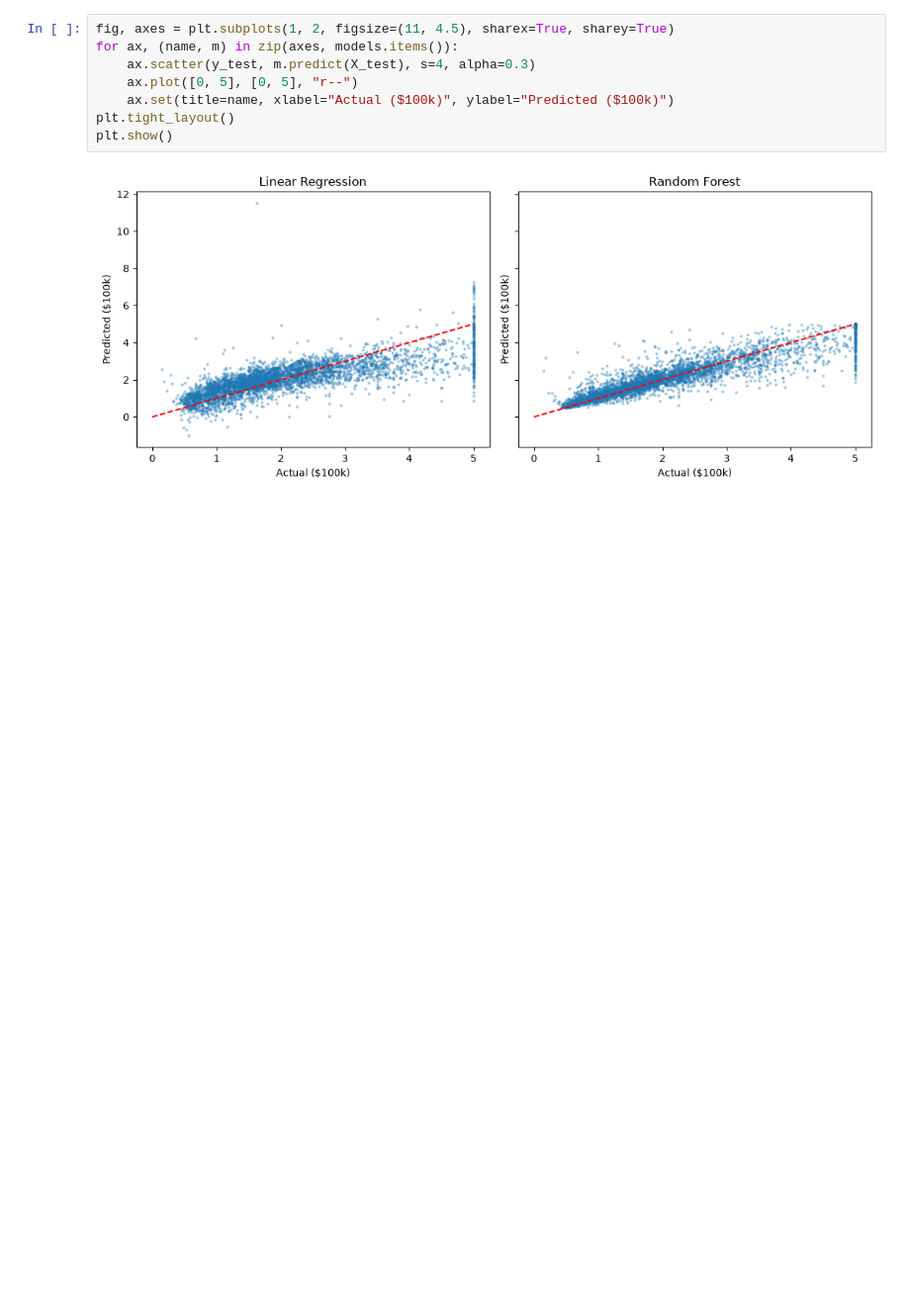
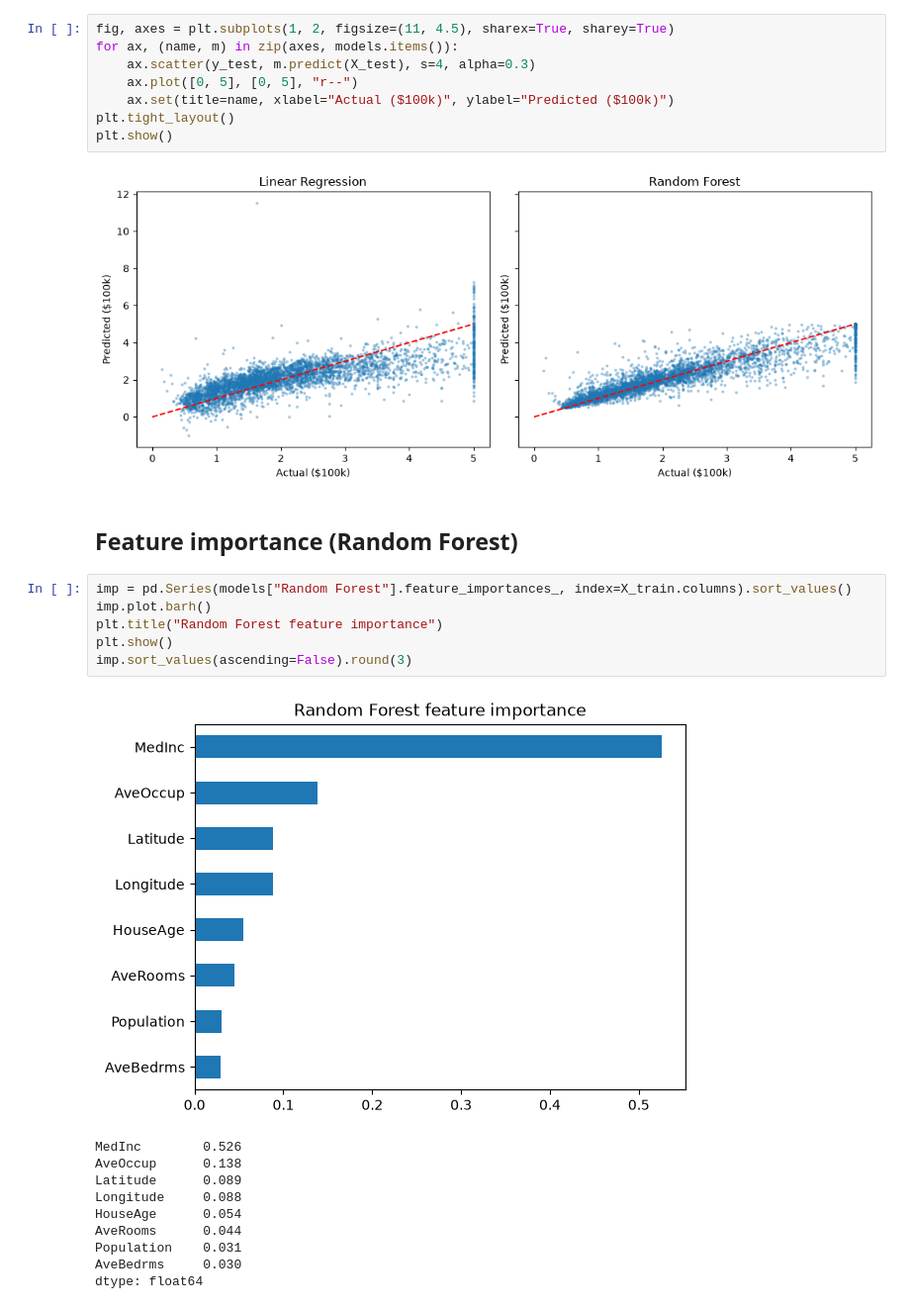
Before and after one commit to akylbek04/house-price-prediction, a Jupyter notebook: notebooks/02_model_comparison.ipynb, the cells around one changed output. Shown at 99% size. Cells and saved outputs as stored; diff of their text form; blank space fills up the shorter version.

Commit message:
Comparison: add Random Forest feature importance

```diff
--- a/notebooks/02_model_comparison.ipynb
+++ b/notebooks/02_model_comparison.ipynb
@@ -57,3 +57,22 @@ plt.tight_layout()
 plt.show()
 # %% [output]
 [figure]
+# %% [markdown]
+## Feature importance (Random Forest)
+# %%
+imp = pd.Series(models["Random Forest"].feature_importances_, index=X_train.columns).sort_values()
+imp.plot.barh()
+plt.title("Random Forest feature importance")
+plt.show()
+imp.sort_values(ascending=False).round(3)
+# %% [output]
+[figure, added]
+MedInc        0.526
+AveOccup      0.138
+Latitude      0.089
+Longitude     0.088
+HouseAge      0.054
+AveRooms      0.044
+Population    0.031
+AveBedrms     0.030
+dtype: float64
```
